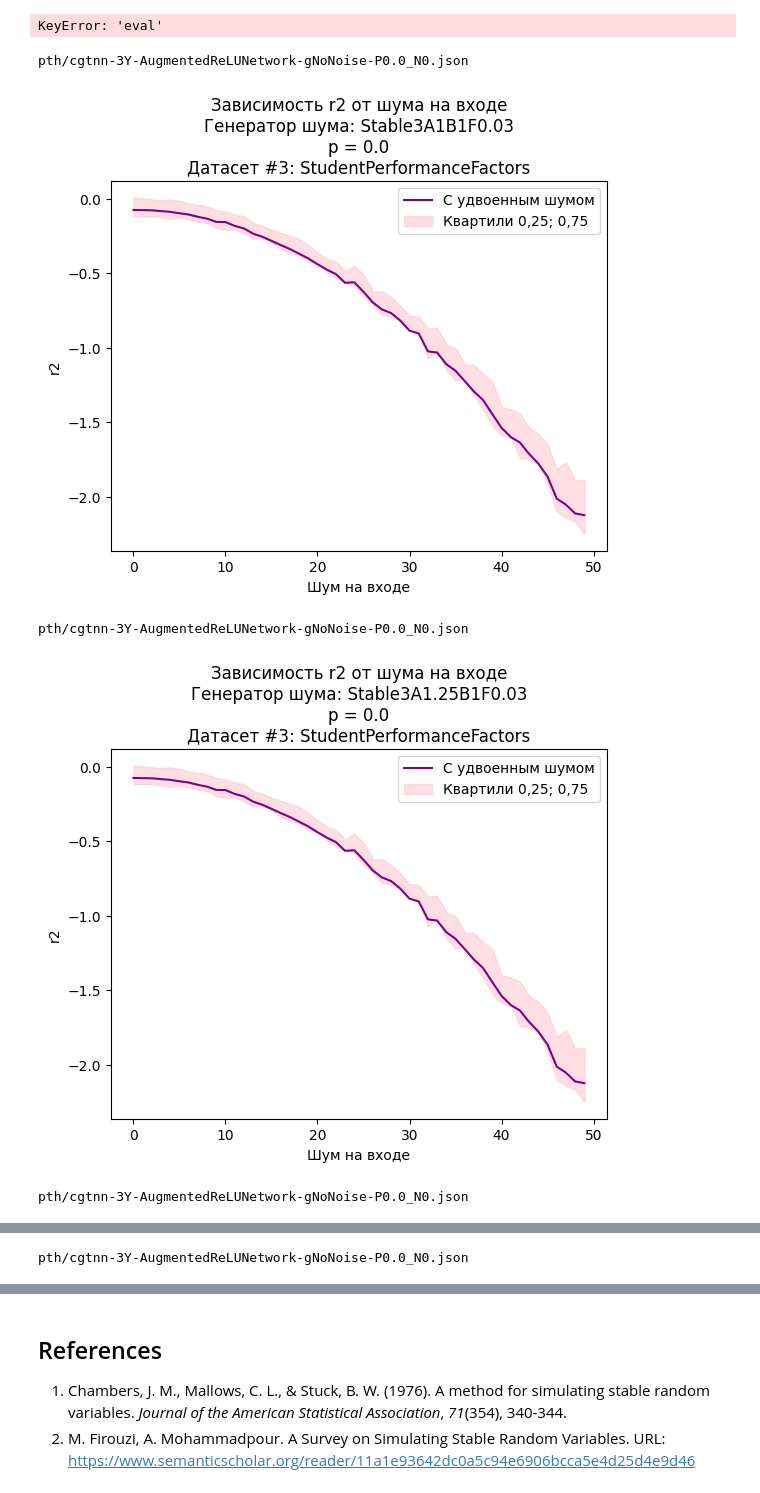
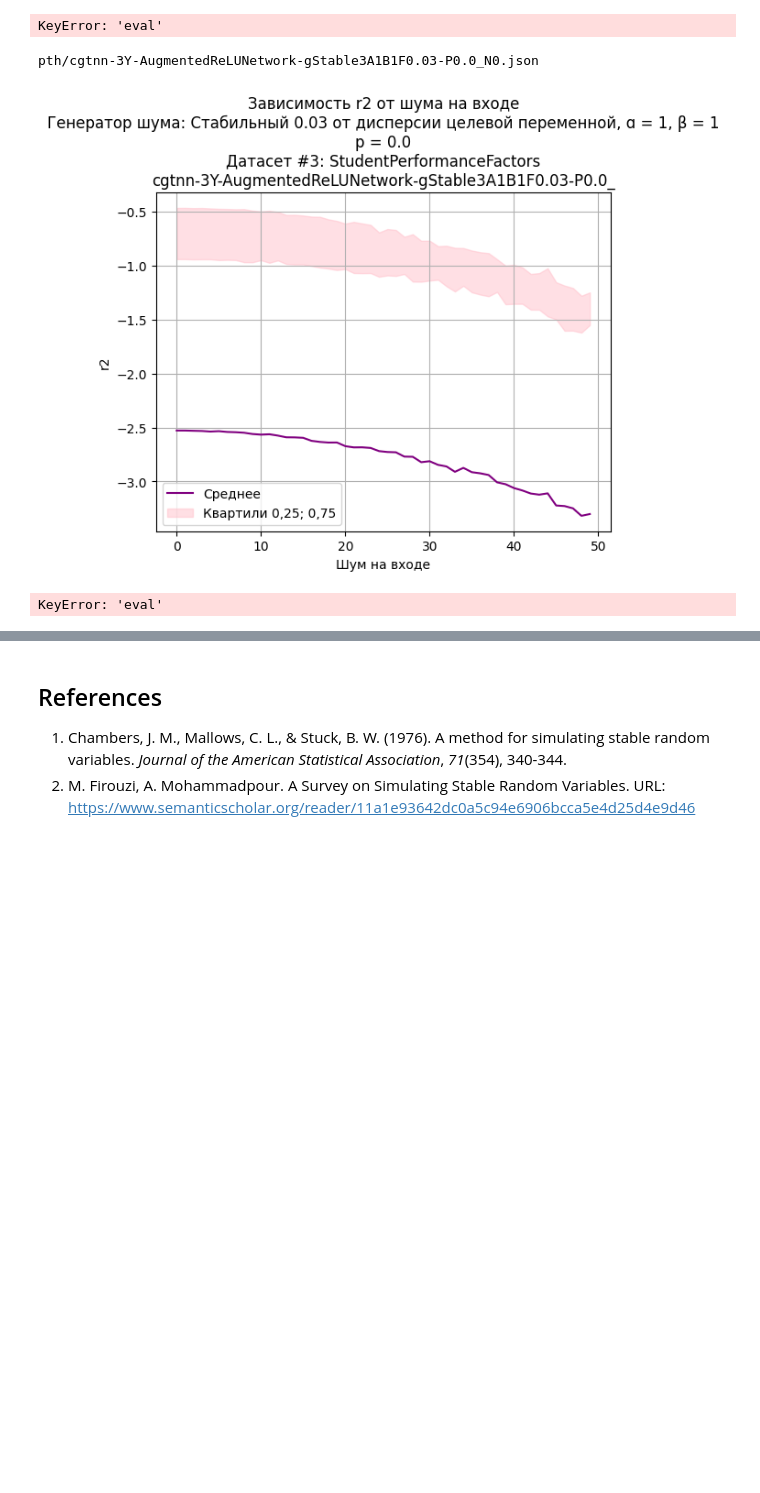
Before and after one commit to LISA-ITMO/CGT4NN, a Jupyter notebook: cgt-nn-rev8.ipynb, the cells around one changed output, grey strips where cells are left out. Drawn from its saved outputs; the diff is of its cells as text; code cells hidden in the pictures; blank space fills up the shorter version.

```diff
--- a/cgt-nn-rev8.ipynb
+++ b/cgt-nn-rev8.ipynb
@@ -117,0 +119,3 @@ Stable3A1B0.0F0.03
+# %%
+dataset = ds.datasets['StudentPerformanceFactors']
+dataset.data.df[dataset.target].std() ** 2
@@ -388,7 +394,7 @@ for i, dataset in enumerate(datasets):
             noise_generator = ng_maker(dataset)
             prefix = (
                 f'cgtnn-{dataset.number}Y-AugmentedReLUNetwork'
-                +f'-g{no_noise_generator.name}-P{p}_'
+                +f'-g{noise_generator.name}-P{p}_'
             )
 
             #metric = 'accuracy'
@@ -400,38 +406,37 @@ for i, dataset in enumerate(datasets):
             files = [
                 pd.DataFrame(
                     read_json(filename(n))['eval']
                 )
                 for n in range(iterations)
             ]
 
             print(filename(0))
 
             double_epochs = summarize_series_list([file[metric] for file in files])
 
             plot_deviant_curves_on_ax_or_plt(
                 ax_or_plt=plt,
                 models=[{
                     'curve': double_epochs,
                     'color': 'purple',
-                    'label': 'С удвоенным шумом',
+                    'label': 'Среднее',
                     'quantiles_color': 'pink',
                     'quantiles_label': 'Квартили 0,25; 0,75',
                 }],
                 title='\n'.join([
                     # 'Кривая потерь, обучение с +0.03 шумом на входе',
                     f'Зависимость {metric} от шума на входе',
-                    f'Генератор шума: {noise_generator.name}',
+                    f'Генератор шума: {noise_generator.description}',
                     f'p = {p}',
-                    f'Датасет #{dataset.number}: {dataset.name}'
+                    f'Датасет #{dataset.number}: {dataset.name}',
+                    prefix,
                 ]),
                 xlabel='Шум на входе',
                 ylabel=metric,
                 quantiles_alpha=0.5,
             )
             plt.show()
 # %% [output]
-pth/cgtnn-3Y-AugmentedReLUNetwork-gNoNoise-P0.0_N0.json
+pth/cgtnn-3Y-AugmentedReLUNetwork-gStable3A1B1F0.03-P0.0_N0.json
-[figure, old version]
+[figure, new version]
-pth/cgtnn-3Y-AugmentedReLUNetwork-gNoNoise-P0.0_N0.json
+KeyError: 'eval'
-[figure, removed]
-pth/cgtnn-3Y-AugmentedReLUNetwork-gNoNoise-P0.0_N0.json
@@ -439 +442,0 @@ pth/cgtnn-3Y-AugmentedReLUNetwork-gNoNoise-P0.0_N0.json
-pth/cgtnn-3Y-AugmentedReLUNetwork-gNoNoise-P0.0_N0.json
```
Also changed, not shown: parts of 5 cells of this notebook, 2 other files.
